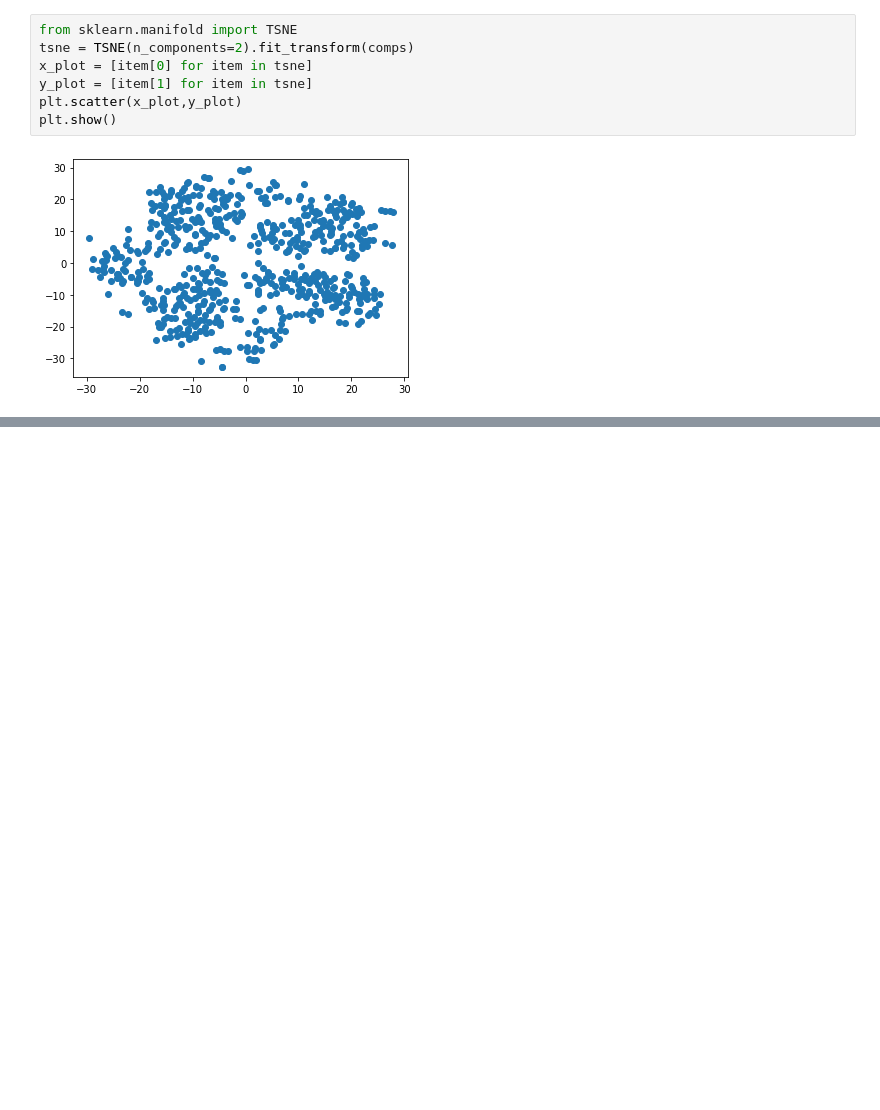
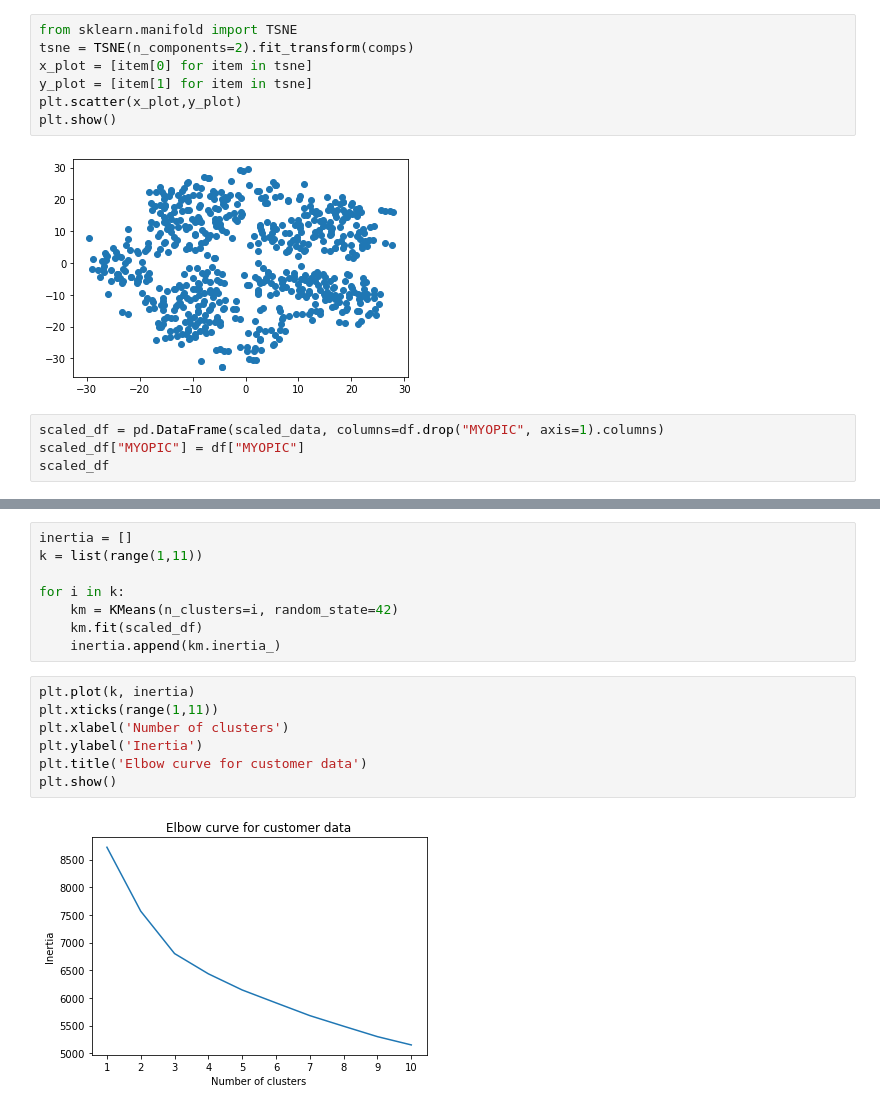
Before and after one commit to JustinHo97/myopia-challenge, a Jupyter notebook: myopia.ipynb, the cells around one changed output, grey strips where cells are left out. Drawn from its saved outputs; the diff is of its cells as text; blank space fills up the shorter version.

Commit message:
elbow

```diff
--- a/myopia.ipynb
+++ b/myopia.ipynb
@@ -78,3 +78,7 @@ plt.scatter(x_plot,y_plot)
 plt.show()
 # %% [output]
 [figure]
+# %%
+scaled_df = pd.DataFrame(scaled_data, columns=df.drop("MYOPIC", axis=1).columns)
+scaled_df["MYOPIC"] = df["MYOPIC"]
+scaled_df
@@ -80,0 +99,17 @@ plt.show()
+# %%
+inertia = []
+k = list(range(1,11))
+
+for i in k:
+    km = KMeans(n_clusters=i, random_state=42)
+    km.fit(scaled_df)
+    inertia.append(km.inertia_)
+# %%
+plt.plot(k, inertia)
+plt.xticks(range(1,11))
+plt.xlabel('Number of clusters')
+plt.ylabel('Inertia')
+plt.title('Elbow curve for customer data')
+plt.show()
+# %% [output]
+[figure, added]
```
Also changed, not shown: parts of 1 cell of this notebook.
